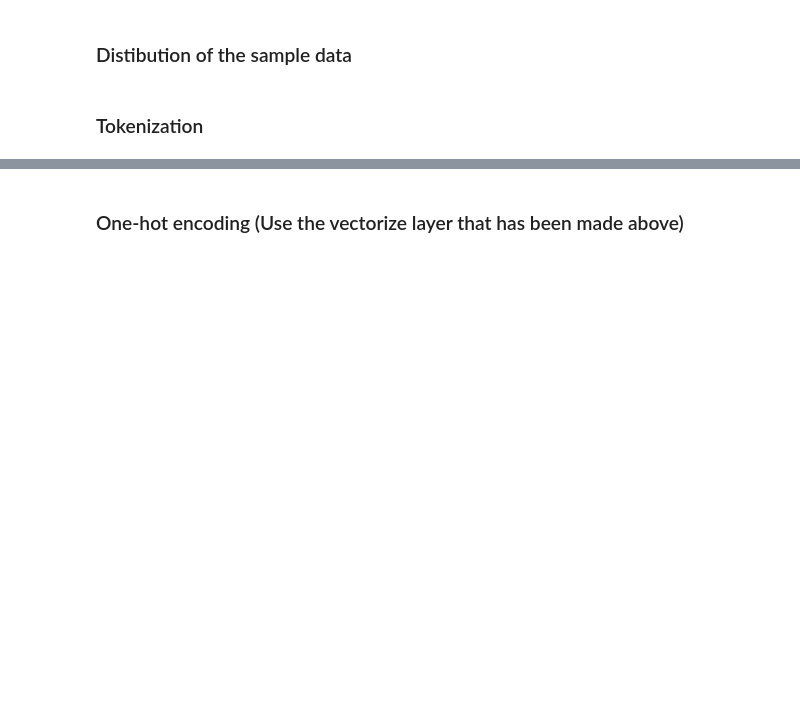
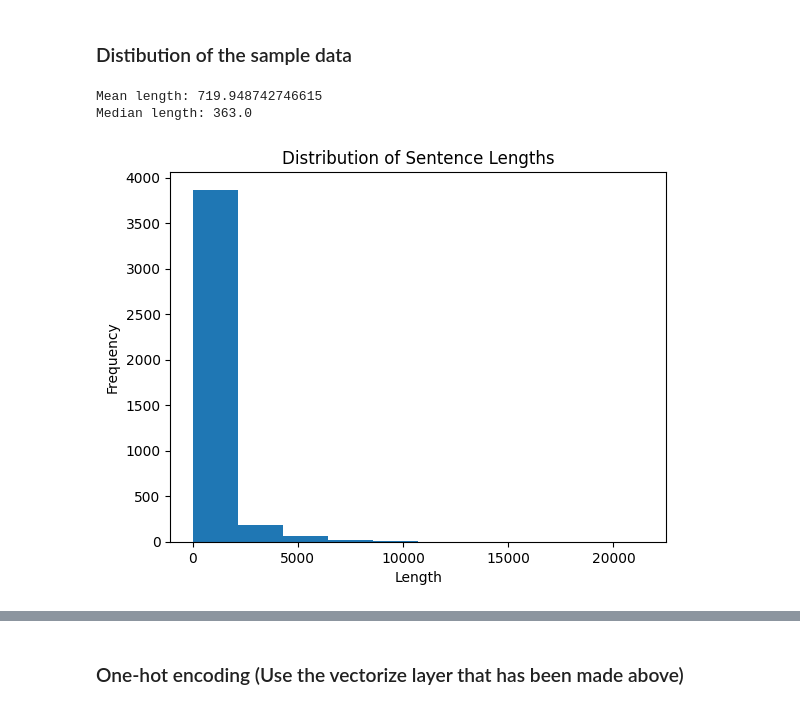
Before and after one commit to HyunSoo-Lee/DeepLearning, a Jupyter notebook: proj_03_spam_filter.ipynb, the cells around one changed output, grey strips where cells are left out. Saved outputs shown, nothing was run; the diff lists cells and outputs as text; code cells hidden in the pictures; blank space fills up the shorter version.

```diff
--- a/proj_03_spam_filter.ipynb
+++ b/proj_03_spam_filter.ipynb
@@ -57,5 +57,26 @@ y = df["label_num"].to_numpy()
 x_train, x_test, y_train, y_test = train_test_split(x, y, test_size=0.2)
 # %% [markdown]
 ### Distibution of the sample data
-# %% [markdown]
-### Tokenization
+# %%
+unique_labels, label_counts = np.unique(y_train, return_counts=True)
+
+# 문장 길이 계산
+lengths = [len(sentence) for sentence in x_train]
+mean_length = np.mean(lengths)
+median_length = np.median(lengths)
+#TextVectorization 파라미터 위한 평균, 중앙값 계산
+print("Mean length:", mean_length)
+#TextVectorization 에서 Feature에 사용
+print("Median length:", median_length)
+#TextVectorization 에서 Sequence에 사용
+
+# 히스토그램 시각화
+plt.hist(lengths)
+plt.xlabel('Length')
+plt.ylabel('Frequency')
+plt.title('Distribution of Sentence Lengths')
+plt.show()
+# %% [output]
+Mean length: 719.948742746615
+Median length: 363.0
+[figure, added]
```
Also changed, not shown: parts of 2 cells of this notebook, 1 other file.
